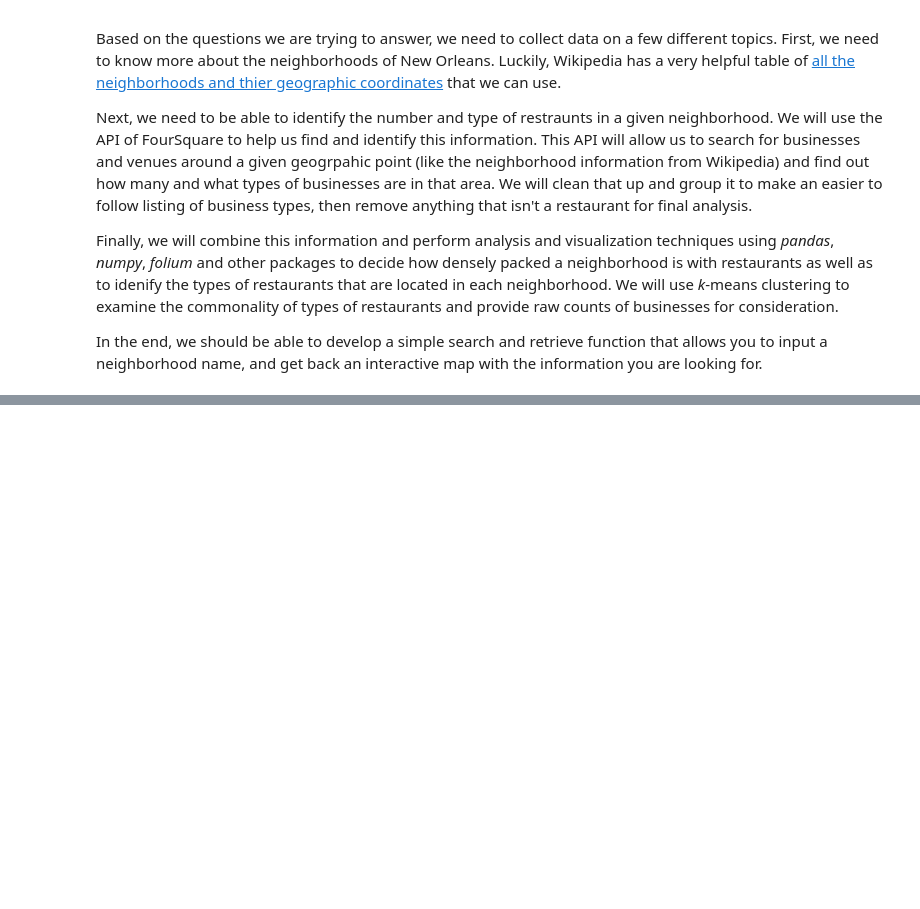
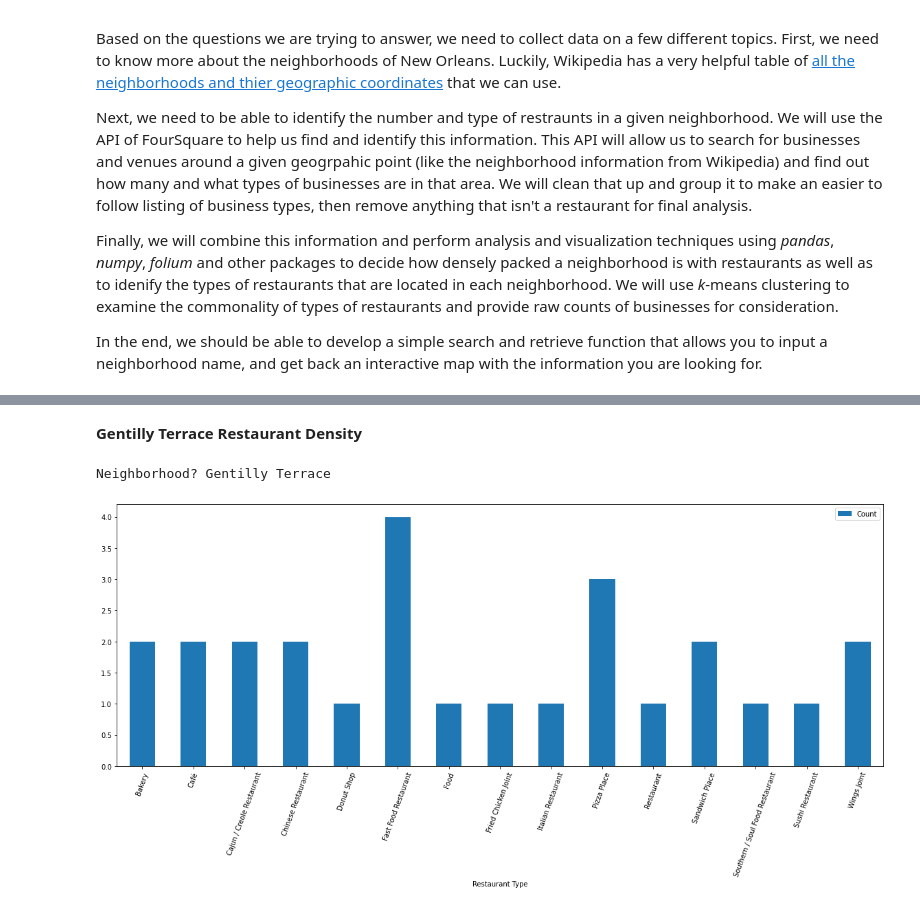
Before and after one commit to hivikash/Coursera_Capstone, a Jupyter notebook: Restaurants-in-NOLA-Neighborhoods.ipynb, the cells around one changed output, grey strips where cells are left out. Saved outputs shown, nothing was run; the diff lists cells and outputs as text; code cells hidden in the pictures; blank space fills up the shorter version.

```diff
--- a/Restaurants-in-NOLA-Neighborhoods.ipynb
+++ b/Restaurants-in-NOLA-Neighborhoods.ipynb
@@ -28,0 +1021,7 @@ In the end, we should be able to develop a simple search and retrieve function t
+# %% [markdown]
+**Gentilly Terrace Restaurant Density**
+# %%
+makeGraph()
+# %% [output]
+Neighborhood? Gentilly Terrace
+[figure, added]
```
Also changed, not shown: parts of 104 cells of this notebook.
